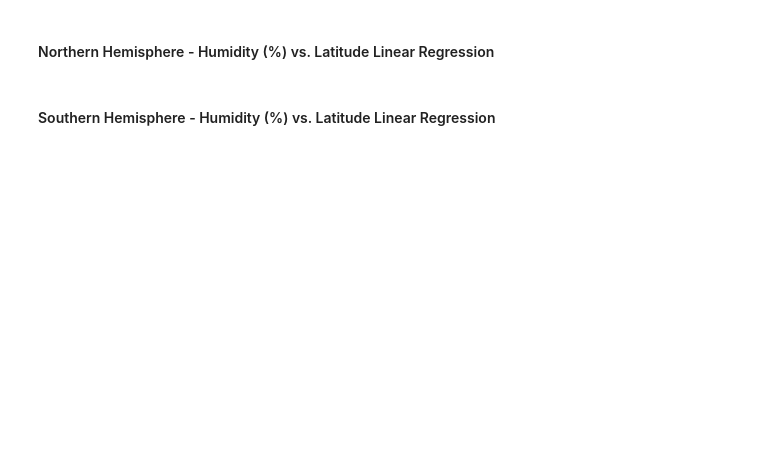
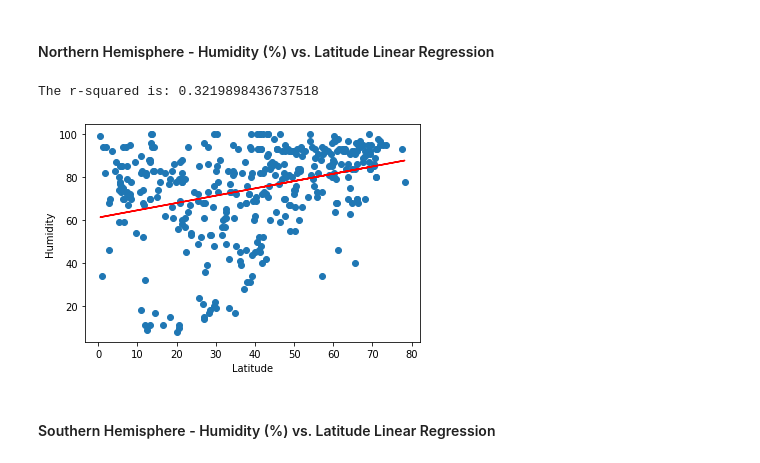
Before and after one commit to mattyk33/Api-challenge, a Jupyter notebook: WeatherPy/WeatherPy.ipynb, the cells around one changed output. Drawn from its saved outputs; the diff is of its cells as text; code cells hidden in the pictures; blank space fills up the shorter version.

```diff
--- a/WeatherPy/WeatherPy.ipynb
+++ b/WeatherPy/WeatherPy.ipynb
@@ -307,4 +346,11 @@ plt.show()
 # %% [markdown]
 ####  Northern Hemisphere - Humidity (%) vs. Latitude Linear Regression
+# %%
+x_values = Northern_Hemisphere["Lat"]
+y_values = Northern_Hemisphere["Humidity"]
+LinearRegressionplot(x_values, y_values)
+# %% [output]
+The r-squared is: 0.3219898436737518
+[figure, added]
 # %% [markdown]
 ####  Southern Hemisphere - Humidity (%) vs. Latitude Linear Regression
```
Also changed, not shown: parts of 19 cells of this notebook, 10 other files.
